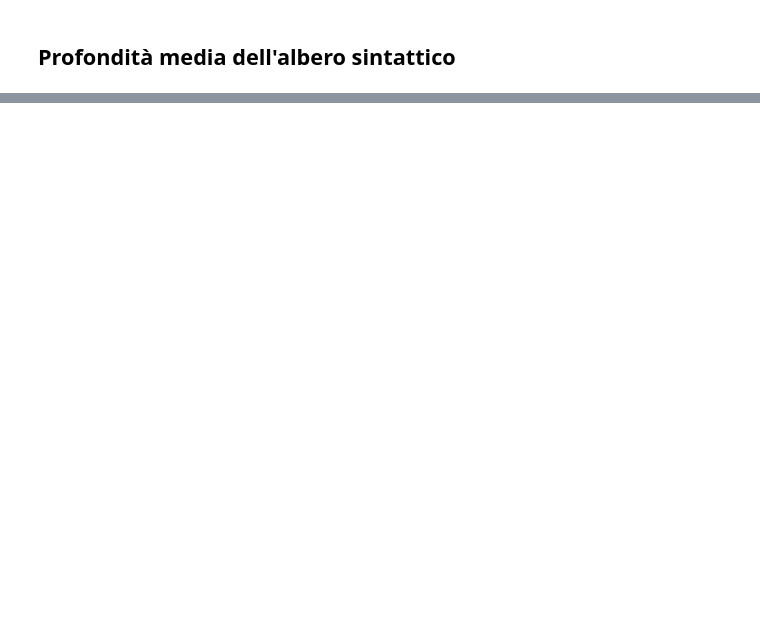
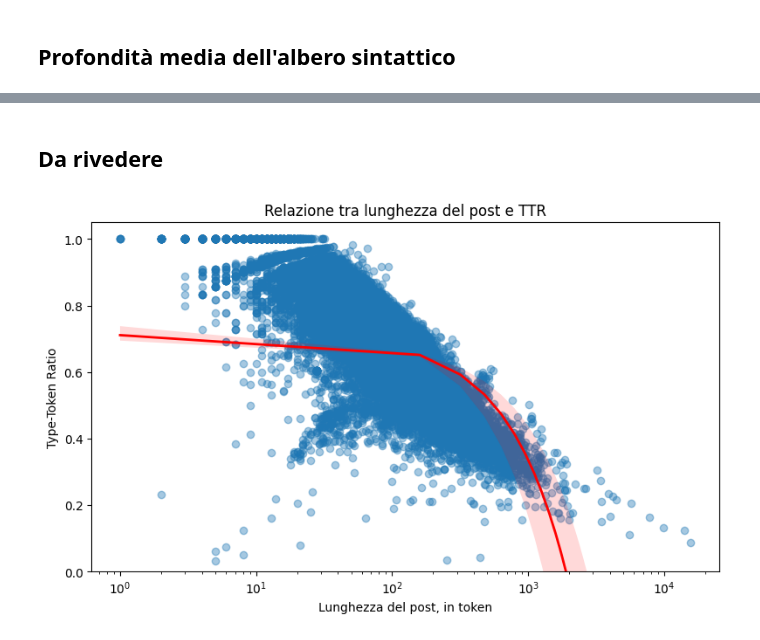
Before and after one commit to in-bloom/progetto_tirocinio, a Jupyter notebook: notebooks/2_analisi_post.ipynb, the cells around one changed output, grey strips where cells are left out. Drawn from its saved outputs; the diff is of its cells as text; code cells hidden in the pictures; blank space fills up the shorter version.

```diff
--- a/notebooks/2_analisi_post.ipynb
+++ b/notebooks/2_analisi_post.ipynb
@@ -142,0 +147,25 @@ plt.show()
+# %% [markdown]
+## Da rivedere
+# %%
+
+import seaborn as sns
+plt.figure(figsize=(8, 5))
+
+sns.regplot(
+    data=data,
+    y="ttr",
+    x="post_length",
+    scatter_kws={"alpha": 0.4},
+    line_kws={"linewidth": 2, "color": "red"}
+)
+
+plt.xscale("log")
+plt.ylim(0, 1.05)
+
+plt.xlabel("Lunghezza del post, in token")
+plt.ylabel("Type-Token Ratio")
+plt.title("Relazione tra lunghezza del post e TTR")
+plt.tight_layout()
+plt.show()
+# %% [output]
+[figure, added]
```
Also changed, not shown: parts of 13 cells of this notebook, 12 other files.
